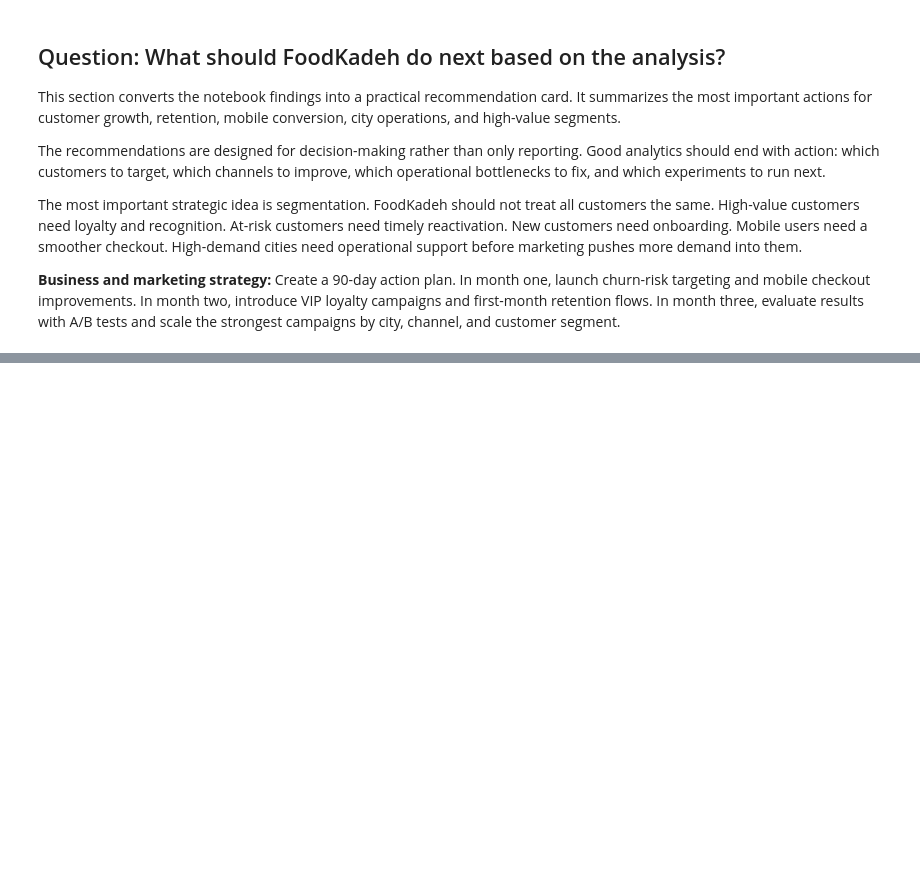
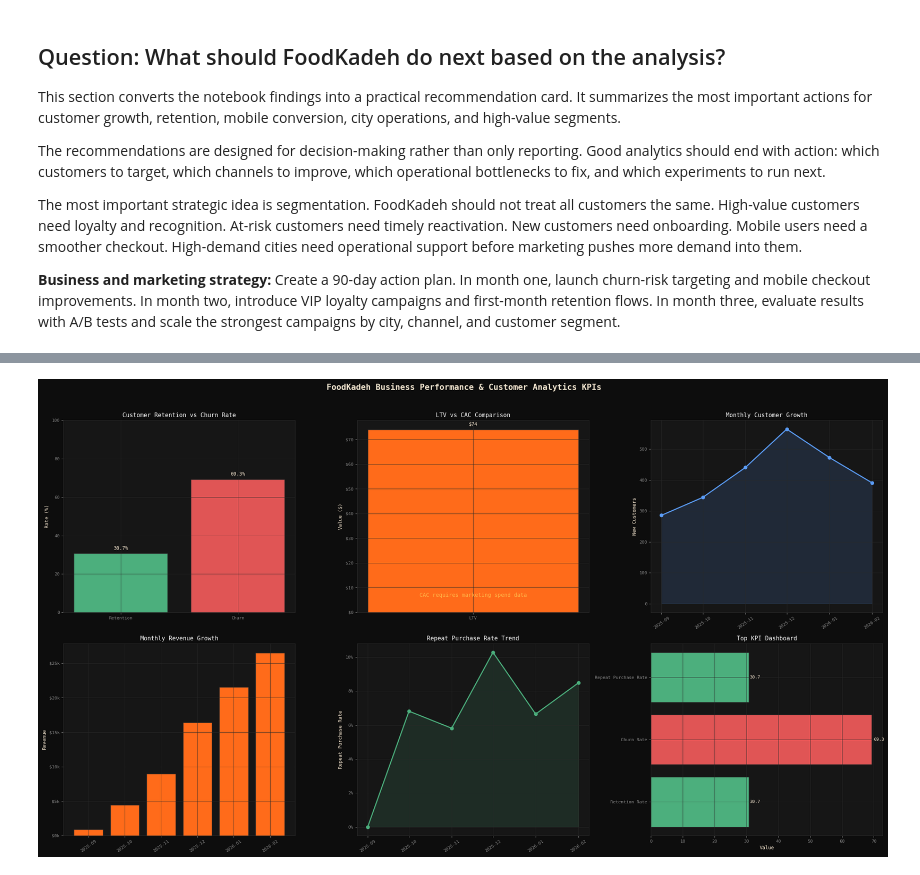
Before and after one commit to meroebeigi/FoodKadeh-Data-Analytics-, a Jupyter notebook: FoodKadeh.ipynb, the cells around one changed output, grey strips where cells are left out. Drawn from its saved outputs; the diff is of its cells as text; code cells hidden in the pictures; blank space fills up the shorter version.

Commit message:
Improve FoodKadeh analysis and update notebook

```diff
--- a/FoodKadeh.ipynb
+++ b/FoodKadeh.ipynb
@@ -2469,0 +2707,96 @@ plt.show()
+# %%
+# ????????????????????????????????????????????????????????????????????????????
+# BUSINESS KPI VISUALIZATIONS
+# ????????????????????????????????????????????????????????????????????????????
+
+fig, axes = plt.subplots(2, 3, figsize=(22, 12))
+fig.patch.set_facecolor(C["bg"])
+
+# 1. Customer Retention vs Churn Rate
+ax = axes[0, 0]
+retention_values = [0 if pd.isna(retention_rate) else retention_rate,
+                    0 if pd.isna(churn_rate) else churn_rate]
+bars = ax.bar(["Retention", "Churn"], retention_values,
+              color=[C["green"], C["red"]], edgecolor=C["border"])
+ax.set_title("Customer Retention vs Churn Rate")
+ax.set_ylabel("Rate (%)")
+ax.set_ylim(0, 100)
+for bar, val in zip(bars, retention_values):
+    ax.text(bar.get_x() + bar.get_width() / 2, bar.get_height() + 2,
+            f"{val:.1f}%", ha="center", fontsize=9, color=C["cream"])
+
+# 2. LTV vs CAC comparison
+ax = axes[0, 1]
+ltv_cac_plot = pd.DataFrame({"Metric": ["LTV", "CAC"], "Value": [ltv, cac]})
+available_ltv_cac = ltv_cac_plot.dropna()
+if available_ltv_cac.empty:
+    ax.text(0.5, 0.5, "LTV/CAC data unavailable", ha="center", va="center", color=C["muted"], transform=ax.transAxes)
+else:
+    colors = [C["orange"] if metric == "LTV" else C["blue"] for metric in available_ltv_cac["Metric"]]
+    bars = ax.bar(available_ltv_cac["Metric"], available_ltv_cac["Value"], color=colors, edgecolor=C["border"])
+    ax.yaxis.set_major_formatter(mticker.FuncFormatter(lambda x, _: f"${x:,.0f}"))
+    for bar, val in zip(bars, available_ltv_cac["Value"]):
+        ax.text(bar.get_x() + bar.get_width() / 2, bar.get_height() * 1.02,
+                f"${val:,.0f}", ha="center", fontsize=9, color=C["cream"])
+if pd.isna(cac):
+    ax.text(0.5, 0.08, "CAC requires marketing spend data", ha="center", color=C["amber"], transform=ax.transAxes)
+ax.set_title("LTV vs CAC Comparison")
+ax.set_ylabel("Value ($)")
+
+# 3. Monthly Customer Growth
+ax = axes[0, 2]
+if not monthly_lpis.empty and {"month", "new_customers"}.issubset(monthly_lpis.columns):
+    plot_df = monthly_lpis.dropna(subset=["new_customers"]).copy()
+    ax.plot(plot_df["month"], plot_df["new_customers"], marker="o", color=C["blue"], lw=2)
+    ax.fill_between(plot_df["month"], plot_df["new_customers"], color=C["blue"], alpha=0.15)
+    ax.tick_params(axis="x", rotation=35)
+else:
+    ax.text(0.5, 0.5, "Signup date data unavailable", ha="center", va="center", color=C["muted"], transform=ax.transAxes)
+ax.set_title("Monthly Customer Growth")
+ax.set_ylabel("New Customers")
+
+# 4. Monthly Revenue Growth
+ax = axes[1, 0]
+if not monthly_lpis.empty and {"month", "revenue"}.issubset(monthly_lpis.columns):
+    plot_df = monthly_lpis.dropna(subset=["revenue"]).copy()
+    bars = ax.bar(plot_df["month"].dt.strftime("%Y-%m"), plot_df["revenue"], color=C["orange"], edgecolor=C["border"])
+    ax.yaxis.set_major_formatter(mticker.FuncFormatter(lambda x, _: f"${x/1000:.0f}k"))
+    ax.tick_params(axis="x", rotation=35)
+else:
+    ax.text(0.5, 0.5, "Revenue date data unavailable", ha="center", va="center", color=C["muted"], transform=ax.transAxes)
+ax.set_title("Monthly Revenue Growth")
+ax.set_ylabel("Revenue")
+
+# 5. Repeat Purchase Rate trend
+ax = axes[1, 1]
+if not repeat_purchase_trend.empty:
+    ax.plot(repeat_purchase_trend["month"], repeat_purchase_trend["repeat_purchase_rate"],
+            marker="o", color=C["green"], lw=2)
+    ax.fill_between(repeat_purchase_trend["month"], repeat_purchase_trend["repeat_purchase_rate"], color=C["green"], alpha=0.15)
+    ax.yaxis.set_major_formatter(mticker.FuncFormatter(lambda x, _: f"{x:.0f}%"))
+    ax.tick_params(axis="x", rotation=35)
+else:
+    ax.text(0.5, 0.5, "Repeat purchase trend unavailable", ha="center", va="center", color=C["muted"], transform=ax.transAxes)
+ax.set_title("Repeat Purchase Rate Trend")
+ax.set_ylabel("Repeat Purchase Rate")
+
+# 6. Top KPI dashboard bar chart
+ax = axes[1, 2]
+bar_kpis = kpi_summary[kpi_summary["KPI"].isin(["Gross Margin", "Retention Rate", "Churn Rate", "Repeat Purchase Rate", "LTV/CAC Ratio"])]
+bar_kpis = bar_kpis.dropna(subset=["Value"]).copy()
+if not bar_kpis.empty:
+    colors = [C["green"] if k in ["Retention Rate", "Repeat Purchase Rate"] else C["red"] if k == "Churn Rate" else C["amber"] for k in bar_kpis["KPI"]]
+    bars = ax.barh(bar_kpis["KPI"], bar_kpis["Value"], color=colors, edgecolor=C["border"])
+    for bar, val in zip(bars, bar_kpis["Value"]):
+        ax.text(bar.get_width() * 1.01, bar.get_y() + bar.get_height() / 2,
+                f"{val:.1f}", va="center", fontsize=8, color=C["cream"])
+else:
+    ax.text(0.5, 0.5, "No numeric KPI values available", ha="center", va="center", color=C["muted"], transform=ax.transAxes)
+ax.set_title("Top KPI Dashboard")
+ax.set_xlabel("Value")
+
+fig.suptitle("FoodKadeh Business Performance & Customer Analytics KPIs", fontsize=15, color=C["cream"], fontweight="bold", y=1.02)
+plt.tight_layout()
+plt.show()
+# %% [output]
+[figure, added]
```
Also changed, not shown: parts of 12 cells of this notebook.
